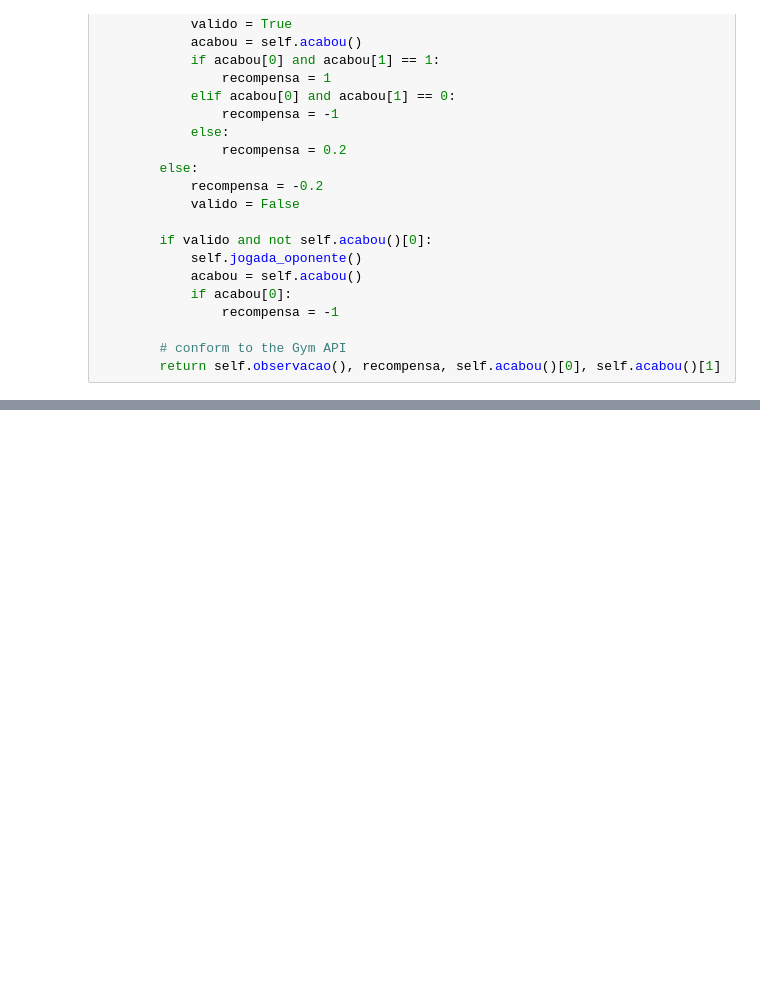
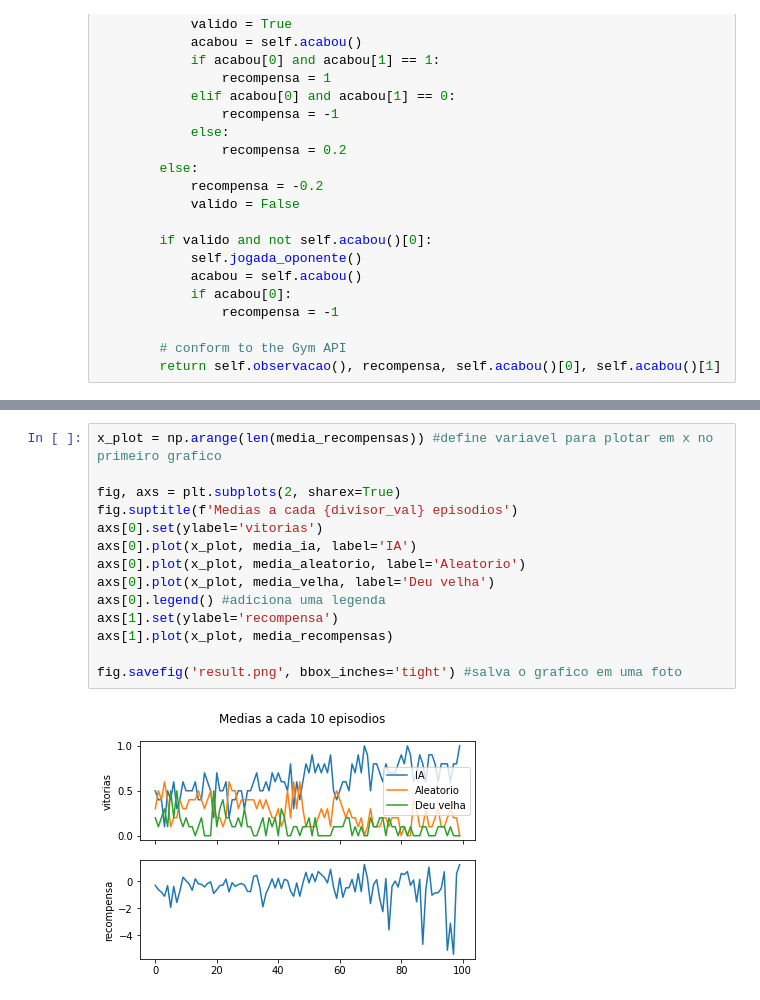
Before and after one commit to pigortekids/projetinhos, a Jupyter notebook: jogo_da_velha_ia/jogo_da_velha_ia.ipynb, the cells around one changed output, grey strips where cells are left out. Drawn from its saved outputs; the diff is of its cells as text; blank space fills up the shorter version.

```diff
--- a/jogo_da_velha_ia/jogo_da_velha_ia.ipynb
+++ b/jogo_da_velha_ia/jogo_da_velha_ia.ipynb
@@ -314,0 +310,16 @@ KeyboardInterrupt: ignored
+# %%
+x_plot = np.arange(len(media_recompensas)) #define variavel para plotar em x no primeiro grafico
+
+fig, axs = plt.subplots(2, sharex=True)
+fig.suptitle(f'Medias a cada {divisor_val} episodios')
+axs[0].set(ylabel='vitorias')
+axs[0].plot(x_plot, media_ia, label='IA')
+axs[0].plot(x_plot, media_aleatorio, label='Aleatorio')
+axs[0].plot(x_plot, media_velha, label='Deu velha')
+axs[0].legend() #adiciona uma legenda
+axs[1].set(ylabel='recompensa')
+axs[1].plot(x_plot, media_recompensas)
+
+fig.savefig('result.png', bbox_inches='tight') #salva o grafico em uma foto
+# %% [output]
+[figure, added]
```
Also changed, not shown: parts of 3 cells of this notebook.
